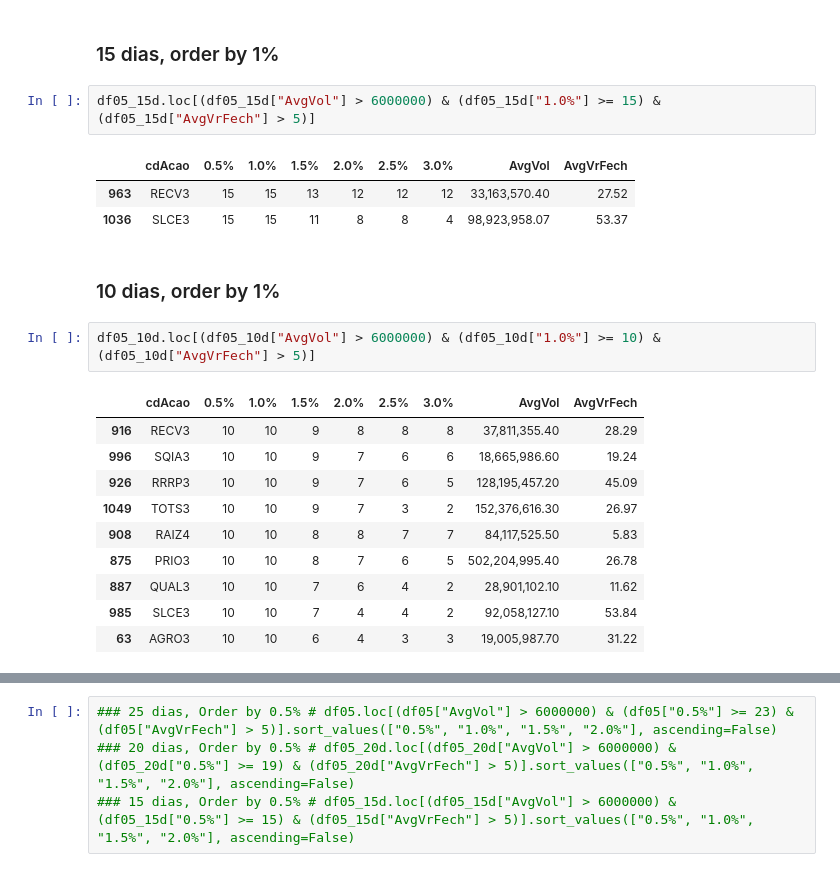
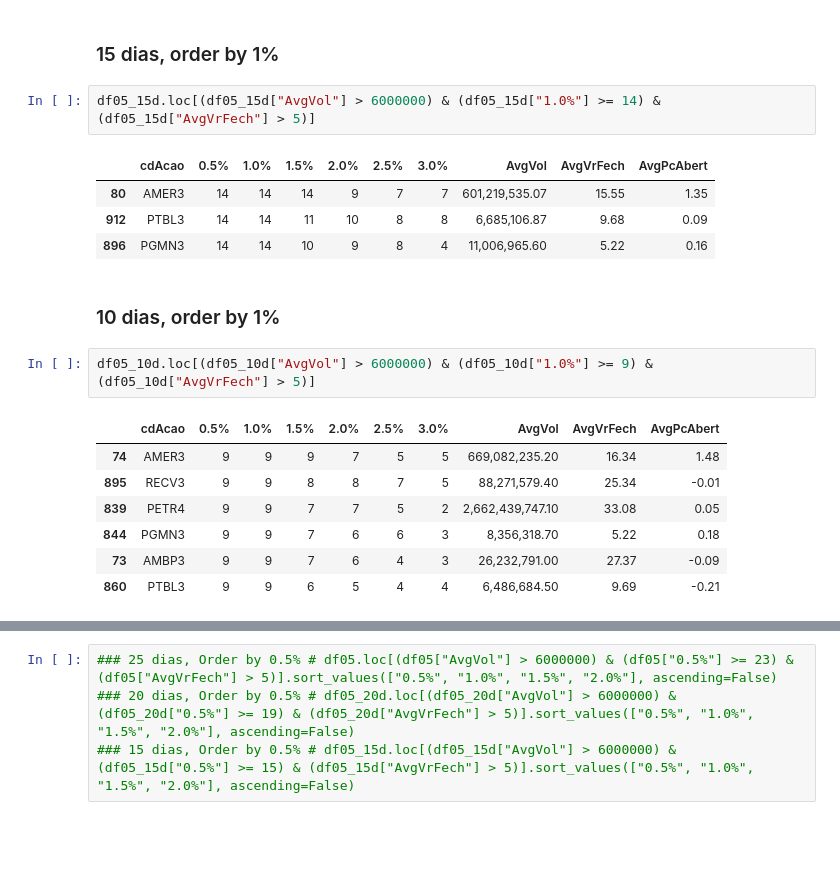
Before and after one commit to alexandre-esmeraldo/StockManager, a Jupyter notebook: StockManager_Processamento.ipynb, the cells around one changed output, grey strips where cells are left out. Drawn from its saved outputs; the diff is of its cells as text; blank space fills up the shorter version.

```diff
--- a/StockManager_Processamento.ipynb
+++ b/StockManager_Processamento.ipynb
@@ -190,23 +223,21 @@ df05_20d.loc[(df05_20d["AvgVol"] > 6000000) & (df05_20d["1.0%"] >= 18) & (df05_2
 # %% [markdown]
 ### 15 dias, order by 1%
 # %%
-df05_15d.loc[(df05_15d["AvgVol"] > 6000000) & (df05_15d["1.0%"] >= 15) & (df05_15d["AvgVrFech"] > 5)]
+df05_15d.loc[(df05_15d["AvgVol"] > 6000000) & (df05_15d["1.0%"] >= 14) & (df05_15d["AvgVrFech"] > 5)]
 # %% [output]
-|  | cdAcao | 0.5% | 1.0% | 1.5% | 2.0% | 2.5% | 3.0% | AvgVol | AvgVrFech |
-| 963 | RECV3 | 15 | 15 | 13 | 12 | 12 | 12 | 33,163,570.40 | 27.52 |
-| 1036 | SLCE3 | 15 | 15 | 11 | 8 | 8 | 4 | 98,923,958.07 | 53.37 |
+|  | cdAcao | 0.5% | 1.0% | 1.5% | 2.0% | 2.5% | 3.0% | AvgVol | AvgVrFech | AvgPcAbert |
+| 80 | AMER3 | 14 | 14 | 14 | 9 | 7 | 7 | 601,219,535.07 | 15.55 | 1.35 |
+| 912 | PTBL3 | 14 | 14 | 11 | 10 | 8 | 8 | 6,685,106.87 | 9.68 | 0.09 |
+| 896 | PGMN3 | 14 | 14 | 10 | 9 | 8 | 4 | 11,006,965.60 | 5.22 | 0.16 |
 # %% [markdown]
 ### 10 dias, order by 1%
 # %%
-df05_10d.loc[(df05_10d["AvgVol"] > 6000000) & (df05_10d["1.0%"] >= 10) & (df05_10d["AvgVrFech"] > 5)]
+df05_10d.loc[(df05_10d["AvgVol"] > 6000000) & (df05_10d["1.0%"] >= 9) & (df05_10d["AvgVrFech"] > 5)]
 # %% [output]
-|  | cdAcao | 0.5% | 1.0% | 1.5% | 2.0% | 2.5% | 3.0% | AvgVol | AvgVrFech |
-| 916 | RECV3 | 10 | 10 | 9 | 8 | 8 | 8 | 37,811,355.40 | 28.29 |
-| 996 | SQIA3 | 10 | 10 | 9 | 7 | 6 | 6 | 18,665,986.60 | 19.24 |
-| 926 | RRRP3 | 10 | 10 | 9 | 7 | 6 | 5 | 128,195,457.20 | 45.09 |
-| 1049 | TOTS3 | 10 | 10 | 9 | 7 | 3 | 2 | 152,376,616.30 | 26.97 |
-| 908 | RAIZ4 | 10 | 10 | 8 | 8 | 7 | 7 | 84,117,525.50 | 5.83 |
-| 875 | PRIO3 | 10 | 10 | 8 | 7 | 6 | 5 | 502,204,995.40 | 26.78 |
-| 887 | QUAL3 | 10 | 10 | 7 | 6 | 4 | 2 | 28,901,102.10 | 11.62 |
-| 985 | SLCE3 | 10 | 10 | 7 | 4 | 4 | 2 | 92,058,127.10 | 53.84 |
-| 63 | AGRO3 | 10 | 10 | 6 | 4 | 3 | 3 | 19,005,987.70 | 31.22 |
+|  | cdAcao | 0.5% | 1.0% | 1.5% | 2.0% | 2.5% | 3.0% | AvgVol | AvgVrFech | AvgPcAbert |
+| 74 | AMER3 | 9 | 9 | 9 | 7 | 5 | 5 | 669,082,235.20 | 16.34 | 1.48 |
+| 895 | RECV3 | 9 | 9 | 8 | 8 | 7 | 5 | 88,271,579.40 | 25.34 | -0.01 |
+| 839 | PETR4 | 9 | 9 | 7 | 7 | 5 | 2 | 2,662,439,747.10 | 33.08 | 0.05 |
+| 844 | PGMN3 | 9 | 9 | 7 | 6 | 6 | 3 | 8,356,318.70 | 5.22 | 0.18 |
+| 73 | AMBP3 | 9 | 9 | 7 | 6 | 4 | 3 | 26,232,791.00 | 27.37 | -0.09 |
+| 860 | PTBL3 | 9 | 9 | 6 | 5 | 4 | 4 | 6,486,684.50 | 9.69 | -0.21 |
```
Also changed, not shown: parts of 19 cells of this notebook, 1 other file.
